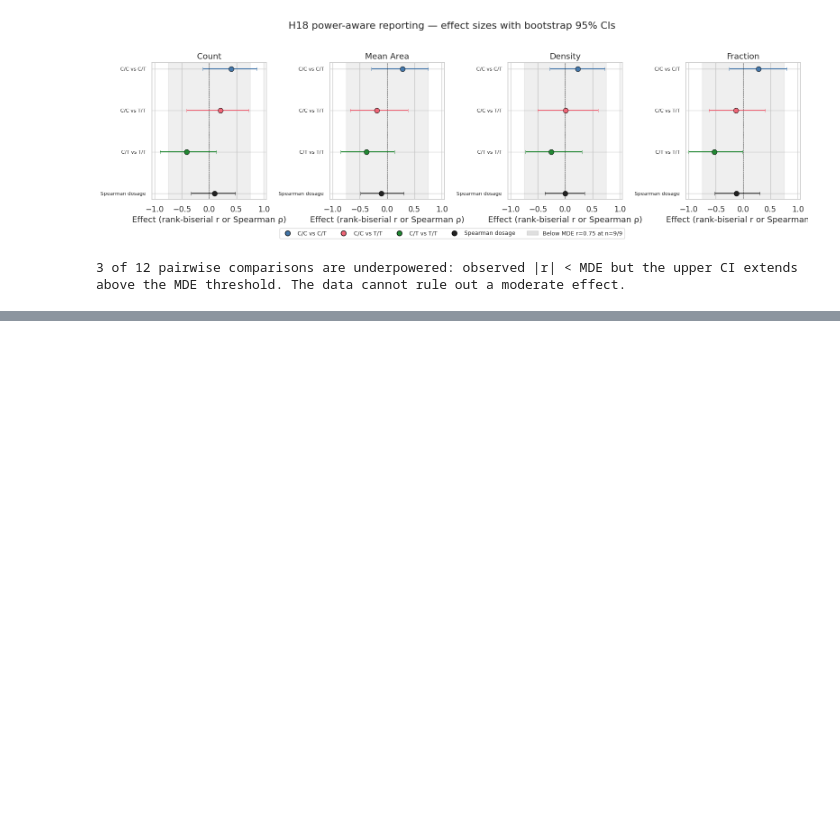
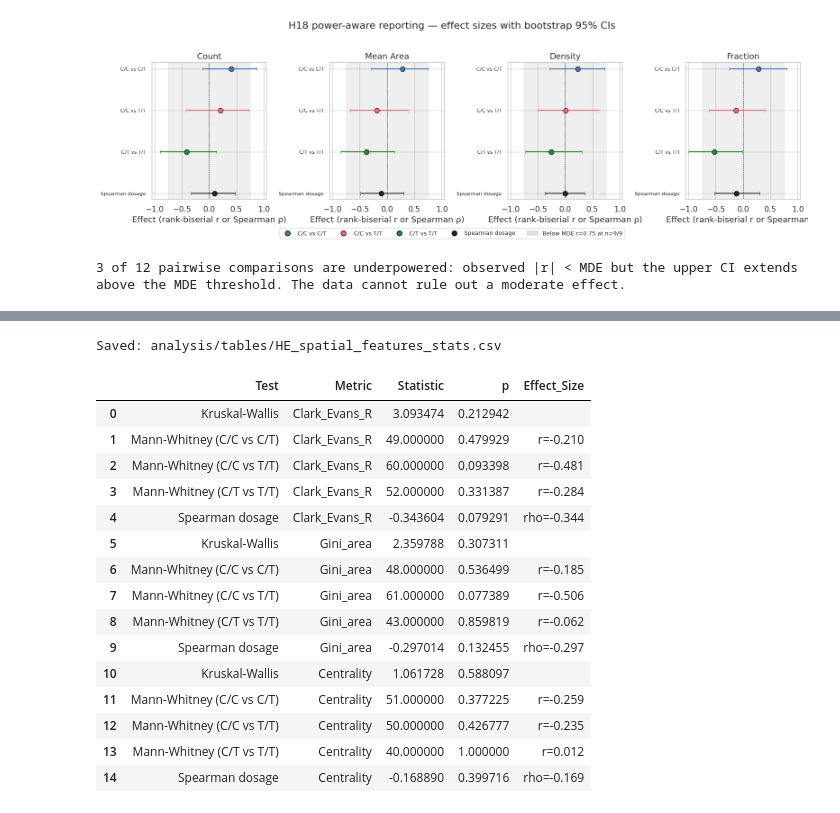
Before and after one commit to smith6jt-cop/SpleenFollicleCounterQP, a Jupyter notebook: analysis/H18_HE_follicles.ipynb, the cells around one changed output, grey strips where cells are left out. Saved outputs shown, nothing was run; the diff lists cells and outputs as text; code cells hidden in the pictures; blank space fills up the shorter version.

```diff
--- a/analysis/H18_HE_follicles.ipynb
+++ b/analysis/H18_HE_follicles.ipynb
@@ -729,0 +825,28 @@ Saved: analysis/figures/HE_effect_size_forest.png
+# %%
+# Genotype tests on the three new features
+spatial_stats_rows = []
+for metric in ["Clark_Evans_R", "Gini_area", "Centrality"]:
+    spatial_stats_rows.append(
+        full_stats_table(per_donor_spatial, metric, label=metric)
+    )
+spatial_stats = pd.concat(spatial_stats_rows, ignore_index=True)
+save_table(spatial_stats, "HE_spatial_features_stats")
+spatial_stats
+# %% [output]
+Saved: analysis/tables/HE_spatial_features_stats.csv
+|  | Test | Metric | Statistic | p | Effect_Size |
+| 0 | Kruskal-Wallis | Clark_Evans_R | 3.093474 | 0.212942 |  |
+| 1 | Mann-Whitney (C/C vs C/T) | Clark_Evans_R | 49.000000 | 0.479929 | r=-0.210 |
+| 2 | Mann-Whitney (C/C vs T/T) | Clark_Evans_R | 60.000000 | 0.093398 | r=-0.481 |
+| 3 | Mann-Whitney (C/T vs T/T) | Clark_Evans_R | 52.000000 | 0.331387 | r=-0.284 |
+| 4 | Spearman dosage | Clark_Evans_R | -0.343604 | 0.079291 | rho=-0.344 |
+| 5 | Kruskal-Wallis | Gini_area | 2.359788 | 0.307311 |  |
+| 6 | Mann-Whitney (C/C vs C/T) | Gini_area | 48.000000 | 0.536499 | r=-0.185 |
+| 7 | Mann-Whitney (C/C vs T/T) | Gini_area | 61.000000 | 0.077389 | r=-0.506 |
+| 8 | Mann-Whitney (C/T vs T/T) | Gini_area | 43.000000 | 0.859819 | r=-0.062 |
+| 9 | Spearman dosage | Gini_area | -0.297014 | 0.132455 | rho=-0.297 |
+| 10 | Kruskal-Wallis | Centrality | 1.061728 | 0.588097 |  |
+| 11 | Mann-Whitney (C/C vs C/T) | Centrality | 51.000000 | 0.377225 | r=-0.259 |
+| 12 | Mann-Whitney (C/C vs T/T) | Centrality | 50.000000 | 0.426777 | r=-0.235 |
+| 13 | Mann-Whitney (C/T vs T/T) | Centrality | 40.000000 | 1.000000 | r=0.012 |
+| 14 | Spearman dosage | Centrality | -0.168890 | 0.399716 | rho=-0.169 |
```
Also changed, not shown: parts of 5 cells of this notebook, 3 other files.
